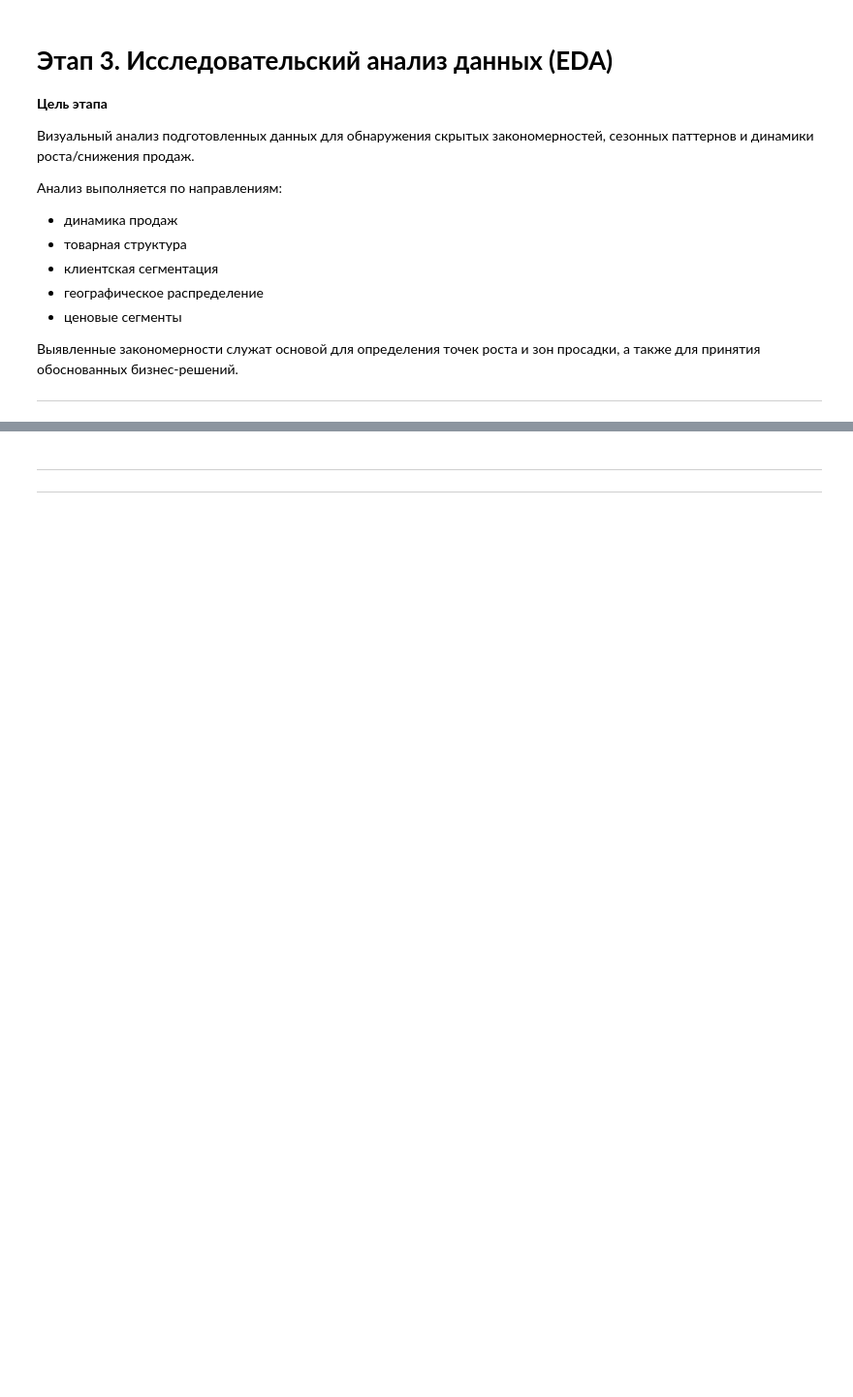
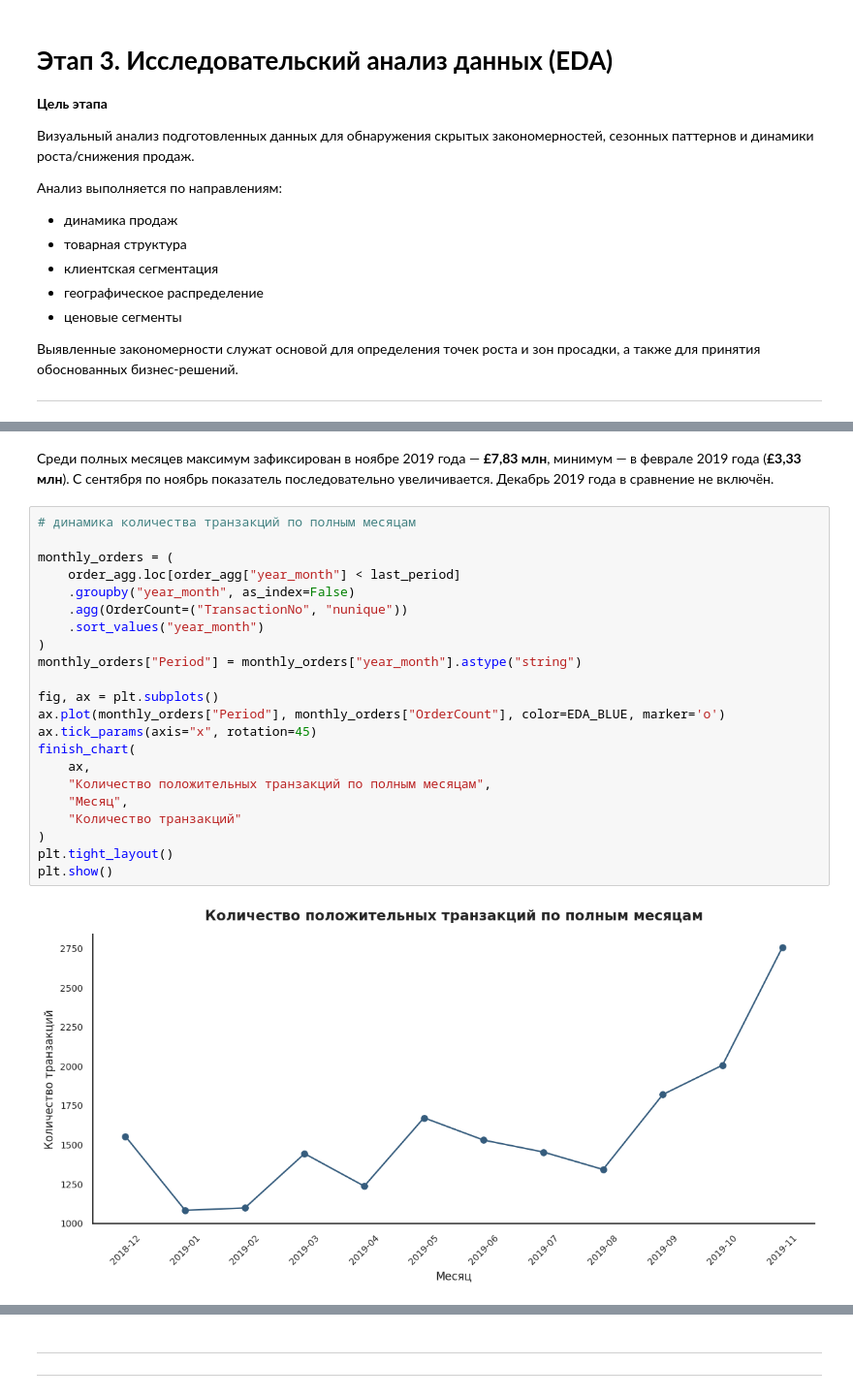
Before and after one commit to dazzens/dazzens, a Jupyter notebook: EDA_проект.ipynb, the cells around one changed output, grey strips where cells are left out. Shown at 97% size. Saved outputs shown, nothing was run; the diff lists cells and outputs as text; blank space fills up the shorter version.

```diff
--- a/EDA_проект.ipynb
+++ b/EDA_проект.ipynb
@@ -2897,0 +2035,26 @@ plt.show()
+# %% [markdown]
+ Среди полных месяцев максимум зафиксирован в ноябре 2019 года — **£7,83 млн**, минимум — в феврале 2019 года (**£3,33 млн**). С сентября по ноябрь показатель последовательно увеличивается. Декабрь 2019 года в сравнение не включён.
+# %%
+# динамика количества транзакций по полным месяцам
+
+monthly_orders = (
+    order_agg.loc[order_agg["year_month"] < last_period]
+    .groupby("year_month", as_index=False)
+    .agg(OrderCount=("TransactionNo", "nunique"))
+    .sort_values("year_month")
+)
+monthly_orders["Period"] = monthly_orders["year_month"].astype("string")
+
+fig, ax = plt.subplots()
+ax.plot(monthly_orders["Period"], monthly_orders["OrderCount"], color=EDA_BLUE, marker='o')
+ax.tick_params(axis="x", rotation=45)
+finish_chart(
+    ax,
+    "Количество положительных транзакций по полным месяцам",
+    "Месяц",
+    "Количество транзакций"
+)
+plt.tight_layout()
+plt.show()
+# %% [output]
+[figure, added]
```
Also changed, not shown: parts of 122 cells of this notebook.
